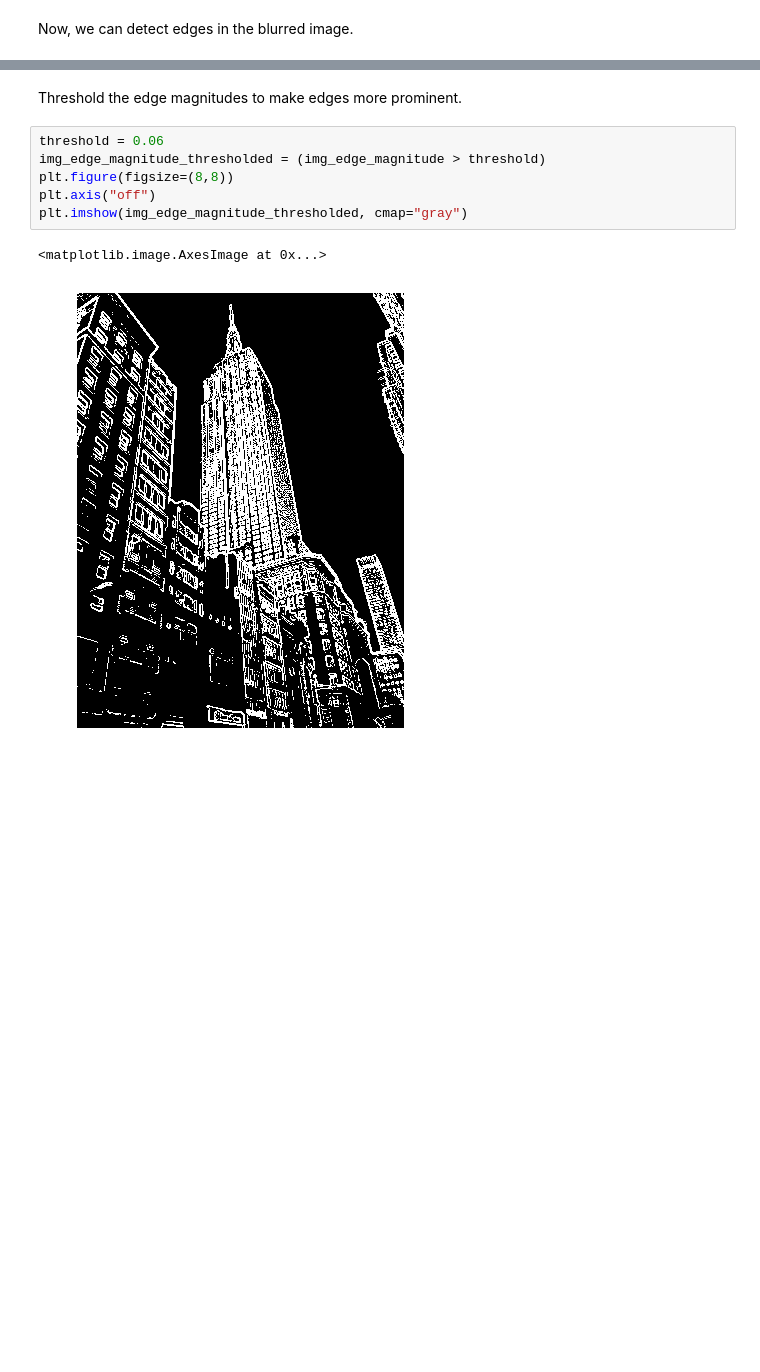
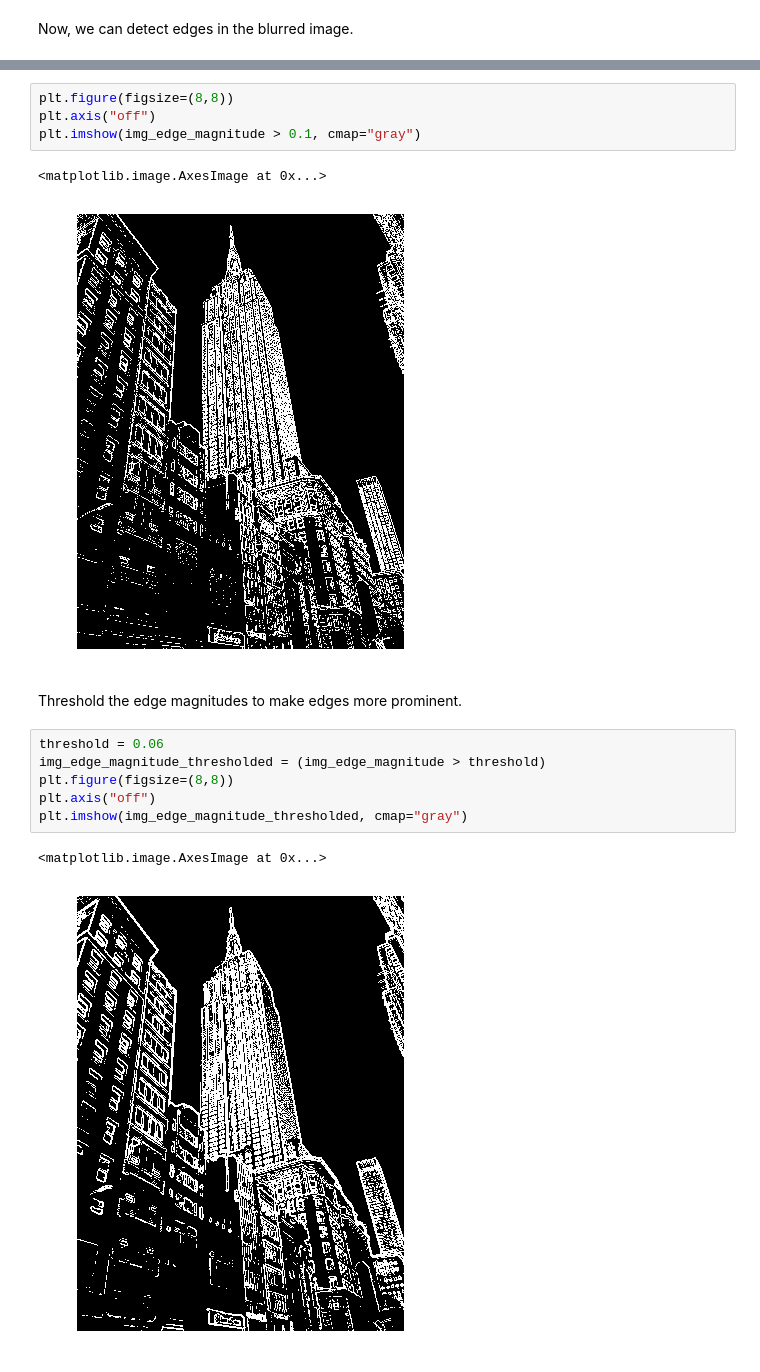
Before and after one commit to shouvikmani/edge-colorizer, a Jupyter notebook: edge_colorizer.ipynb, the cells around one changed output, grey strips where cells are left out. Drawn from its saved outputs; the diff is of its cells as text; blank space fills up the shorter version.

```diff
--- a/edge_colorizer.ipynb
+++ b/edge_colorizer.ipynb
@@ -90,3 +123,10 @@ plt.imshow(img_edge_magnitude, cmap="gray")
+# %%
+plt.figure(figsize=(8,8))
+plt.axis("off")
+plt.imshow(img_edge_magnitude > 0.1, cmap="gray")
+# %% [output]
+<matplotlib.image.AxesImage at 0x...>
+[figure, added]
 # %% [markdown]
 Threshold the edge magnitudes to make edges more prominent.
 # %%
```
Also changed, not shown: parts of 4 cells of this notebook, 49 other files.
